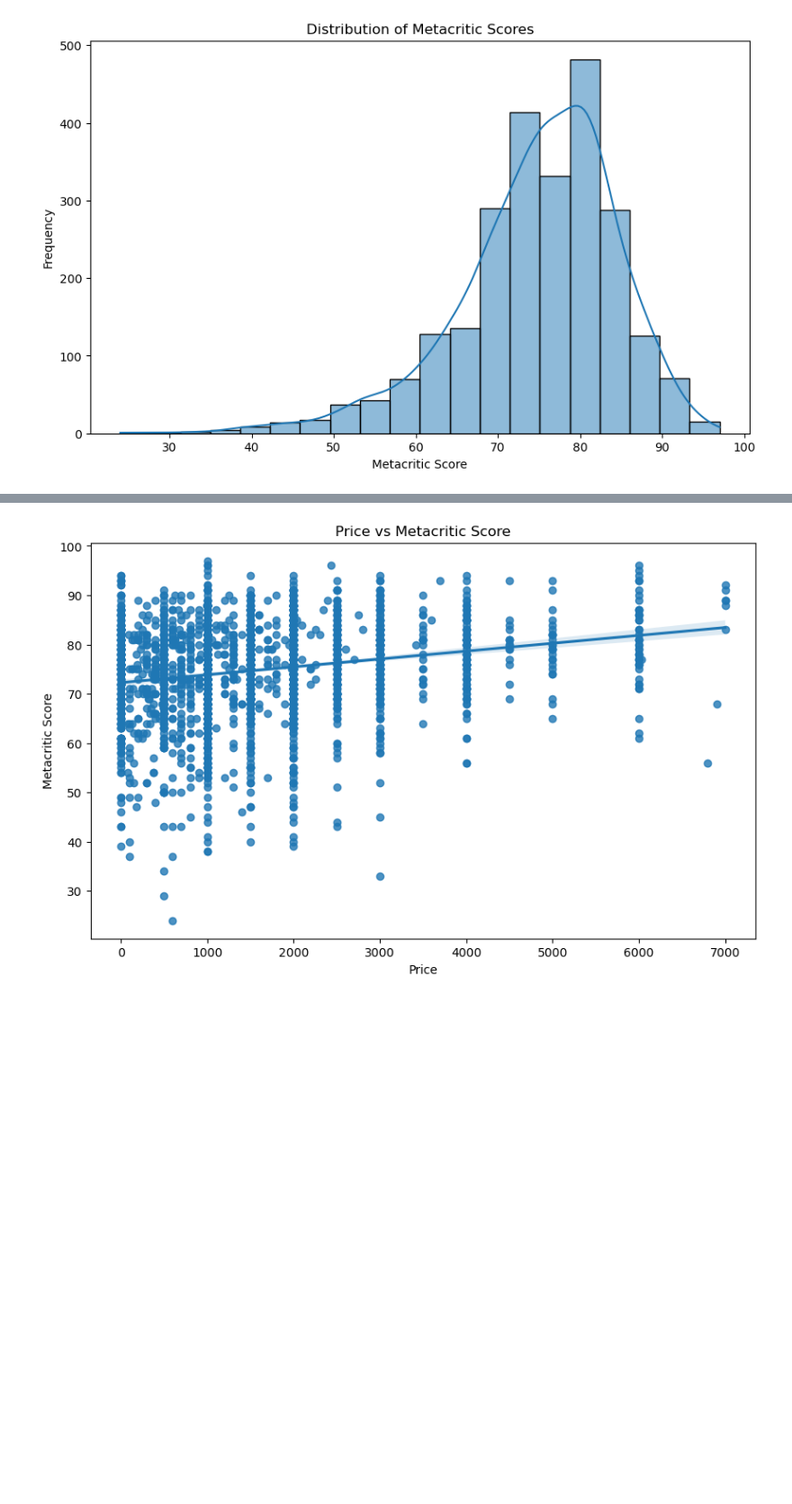
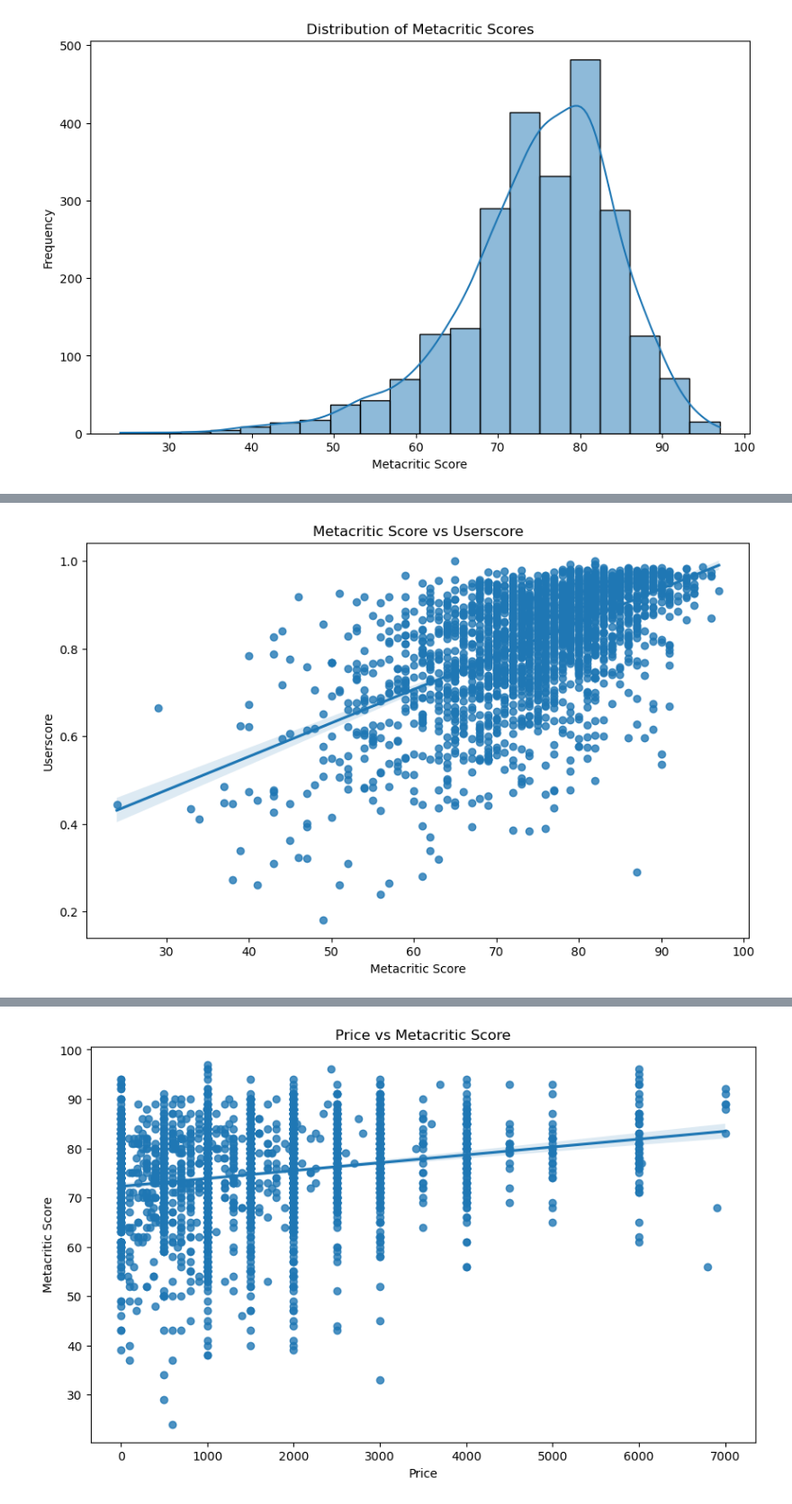
Before and after one commit to phuchng/SteamRatingAnalysis, a Jupyter notebook: games_prediction.ipynb, the cells around one changed output, grey strips where cells are left out. Shown at 90% size. Saved outputs shown, nothing was run; the diff lists cells and outputs as text; code cells hidden in the pictures; blank space fills up the shorter version.

```diff
--- a/games_prediction.ipynb
+++ b/games_prediction.ipynb
@@ -254,3 +280,13 @@ plt.show()
+# %%
+# Metacritic Score vs Userscore
+plt.figure(figsize=(10, 6))
+sns.regplot(x='metacritic', y='userscore', data=processed_df)
+plt.title('Metacritic Score vs Userscore')
+plt.xlabel('Metacritic Score')
+plt.ylabel('Userscore')
+plt.show()
+# %% [output]
+[figure, added]
 # %%
 plt.figure(figsize=(10, 6))
 sns.regplot(x=processed_df['median_playtime'], y='metacritic', data=processed_df)  # Log transformation
```
Also changed, not shown: parts of 22 cells of this notebook.
